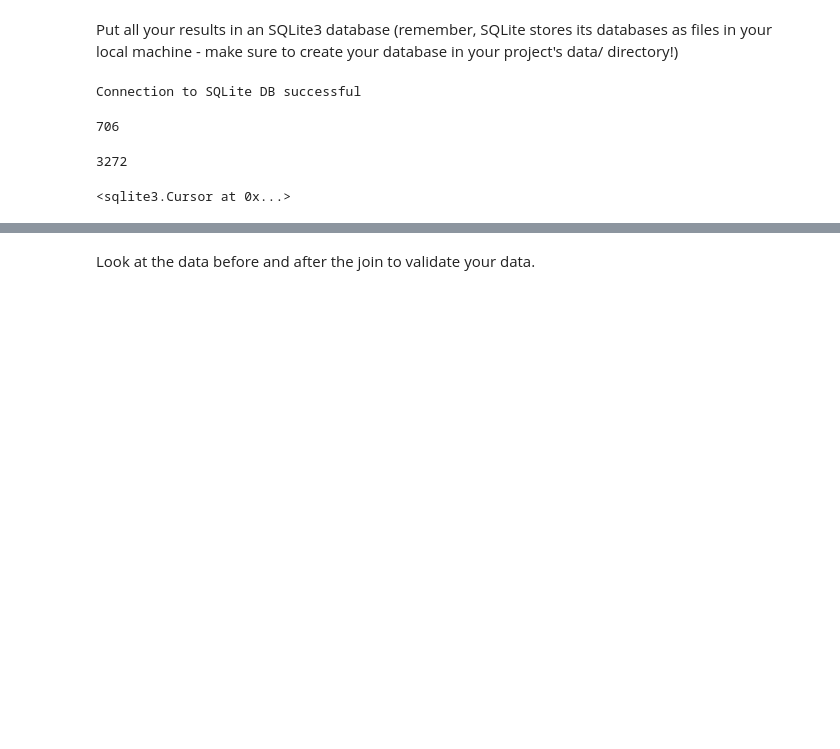
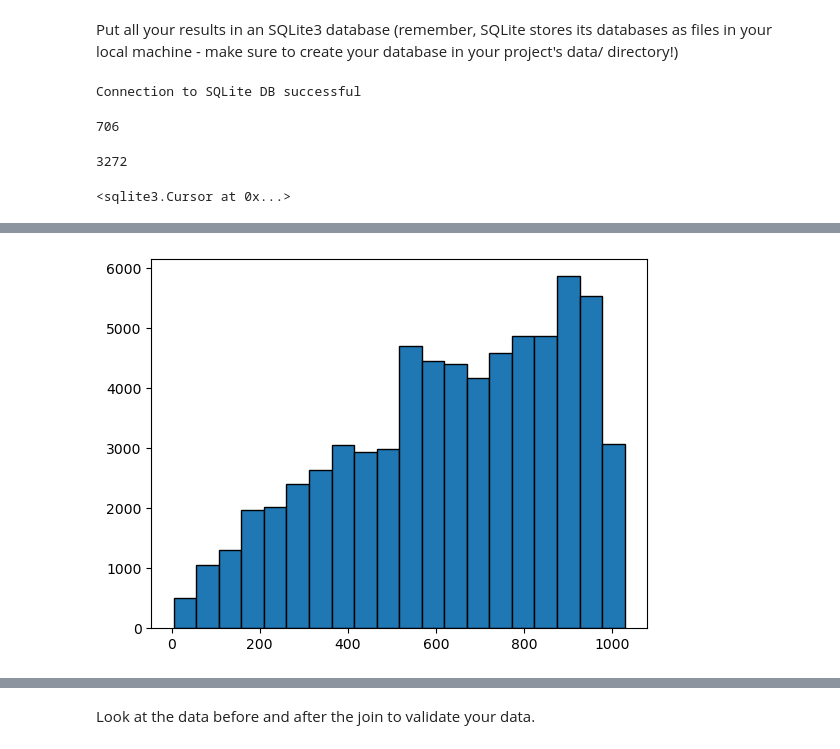
Before and after one commit to pchaudhary12/Statistical-Modelling-with-Python, a Jupyter notebook: notebooks/joining_data.ipynb, the cells around one changed output, grey strips where cells are left out. Cells and saved outputs as stored; diff of their text form; code cells hidden in the pictures; blank space fills up the shorter version.

```diff
--- a/notebooks/joining_data.ipynb
+++ b/notebooks/joining_data.ipynb
@@ -120,0 +202,7 @@ connection.close()
+# %%
+# create histogram of rating column
+plt.hist(result_df['distance'], bins=20, edgecolor='k')
+
+plt.show()
+# %% [output]
+[figure, added]
```
Also changed, not shown: parts of 39 cells of this notebook, 3 other files.
